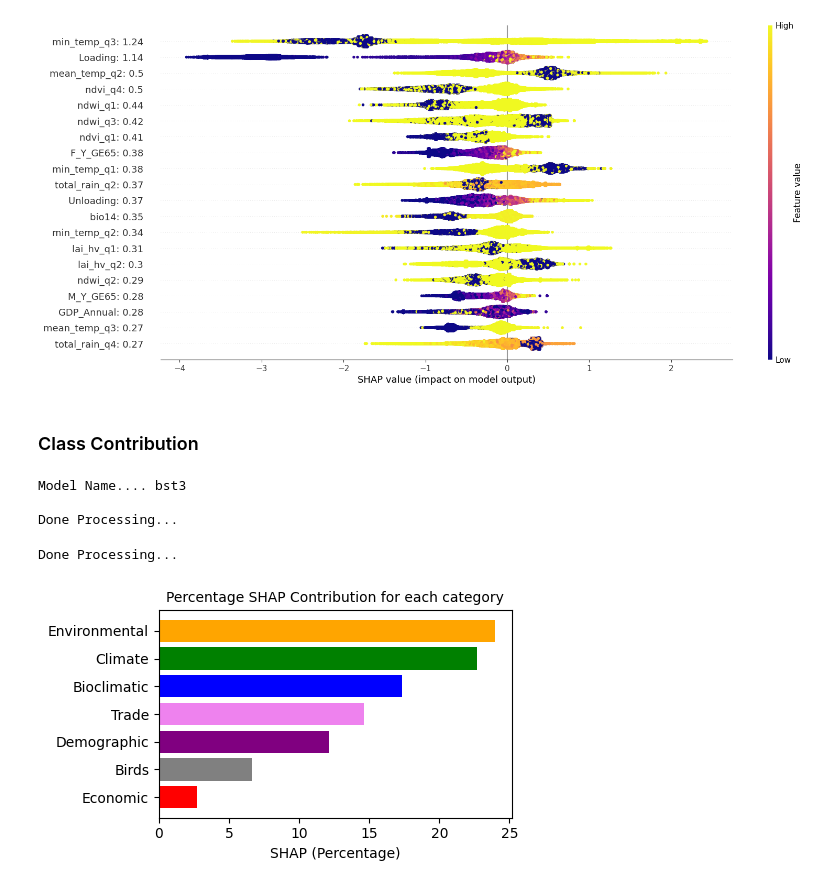
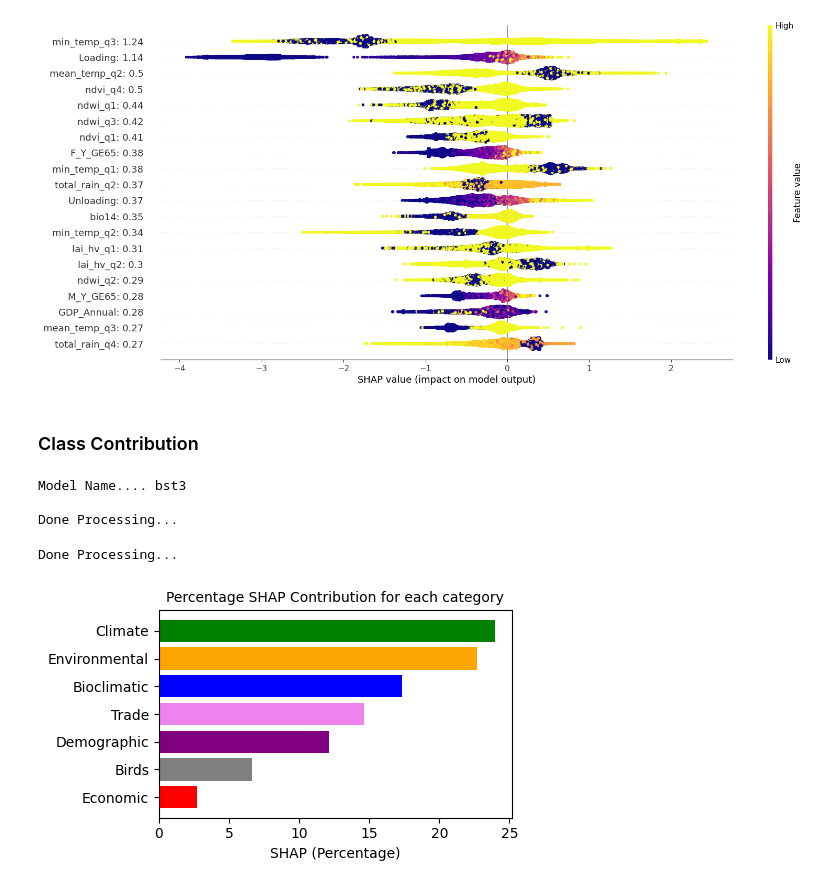
Before and after one commit to rogomichael/onehealth_data, a Jupyter notebook: analysis/model_analysis.ipynb, the cells around one changed output. Drawn from its saved outputs; the diff is of its cells as text; code cells hidden in the pictures.

```diff
--- a/analysis/model_analysis.ipynb
+++ b/analysis/model_analysis.ipynb
@@ -335,8 +349,8 @@ is_categorical_dtype is deprecated and will be removed in a future version. Use
 
 No data for colormapping provided via 'c'. Parameters 'vmin', 'vmax' will be ignored
 [figure]
-# %% [markdown]
-### Class Contribution
+# %% [markdown]
+### Class Contribution
 # %%
 global_class_contribution(bst3, X_train3, "bst3")
 print("\nDone Processing...\n")
@@ -347,17 +361,17 @@ Done Processing...
 # %%
 df = pd.read_excel("../model_graphs/model3_bargraph.xlsx")
 x = df["Variables"]
 y = df["Percentage"]
-color=["orange","green",  "blue", "violet", "purple", "gray", "red"]
+color=["green","orange",  "blue", "violet", "purple", "gray", "red"]
 revcolor = color[::-1]
 plt.figure(figsize=(5,3))
 plt.title("Percentage SHAP Contribution for each category", fontsize = 10)
 plt.xlabel("SHAP (Percentage)")
 #plt.ylabel("Feature Category")
 plt.barh(x,y, color=revcolor)
 plt.tight_layout()
 plt.savefig("../images/model3_shapCat.png", dpi=500)
 print("\nDone Processing...\n")
 # %% [output]
 Done Processing...
-[figure, old version]
+[figure, new version]
```
Also changed, not shown: parts of 8 cells of this notebook, 6 other files.
